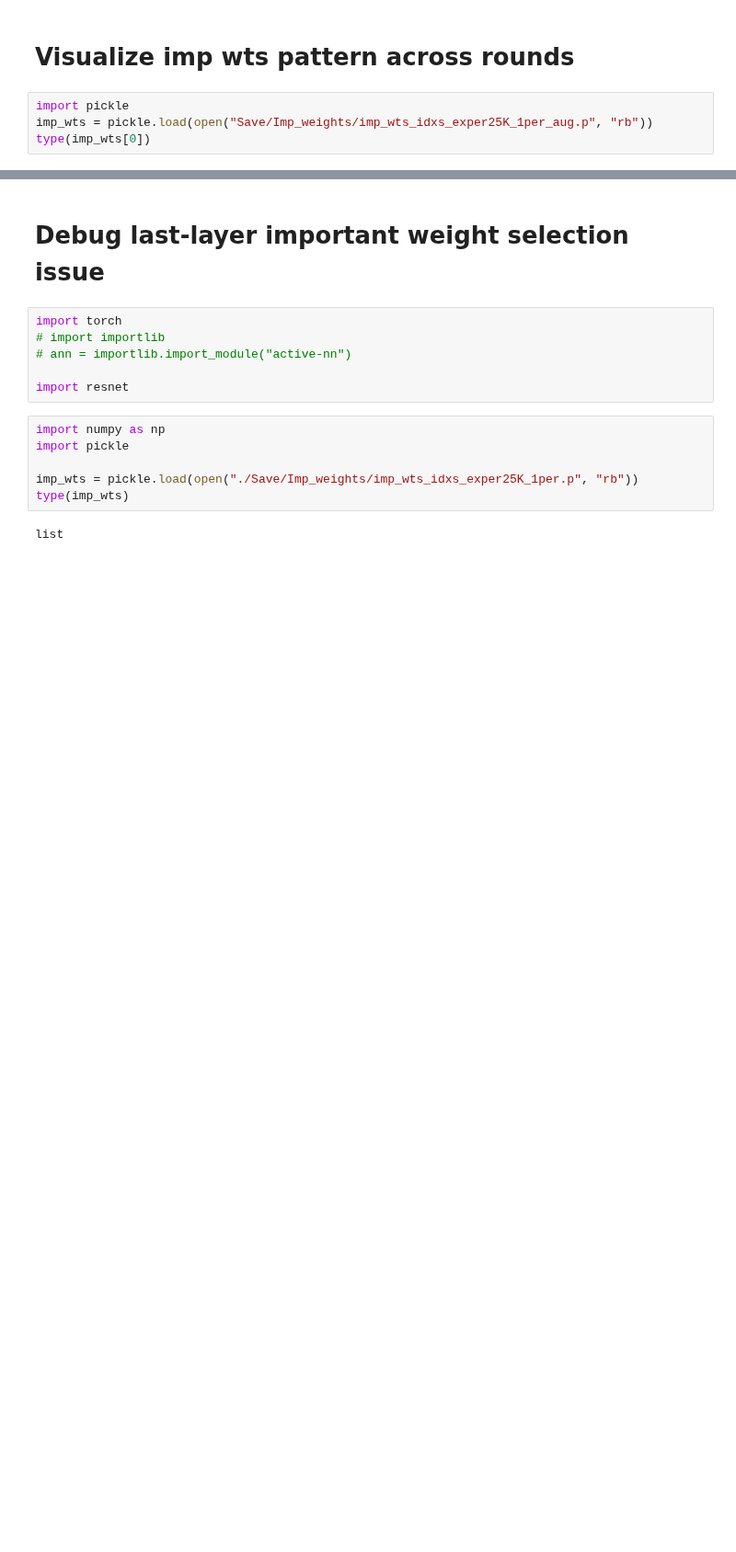
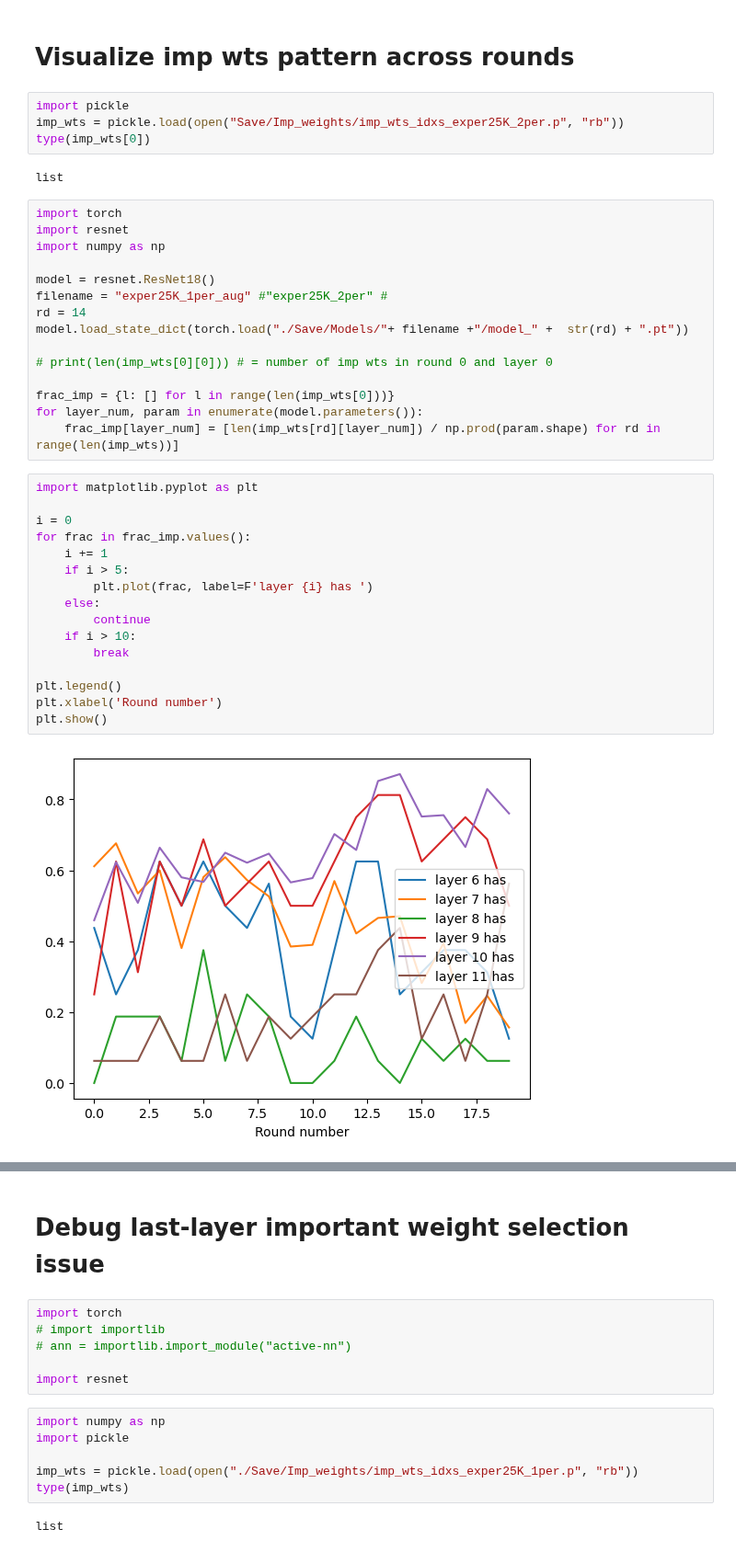
Before and after one commit to sgchr273/FisherMask, a Jupyter notebook: viz.ipynb, the cells around one changed output, grey strips where cells are left out. Shown at 92% size. Drawn from its saved outputs; the diff is of its cells as text; blank space fills up the shorter version.

Commit message:
visualize imp weights and class composition over rounds

```diff
--- a/viz.ipynb
+++ b/viz.ipynb
@@ -2,5 +2,40 @@
 # Visualize imp wts pattern across rounds
 # %%
 import pickle
-imp_wts = pickle.load(open("Save/Imp_weights/imp_wts_idxs_exper25K_1per_aug.p", "rb"))
+imp_wts = pickle.load(open("Save/Imp_weights/imp_wts_idxs_exper25K_2per.p", "rb"))
 type(imp_wts[0])
+# %% [output]
+list
+# %%
+import torch
+import resnet
+import numpy as np
+
+model = resnet.ResNet18()
+filename = "exper25K_1per_aug" #"exper25K_2per" #
+rd = 14
+model.load_state_dict(torch.load("./Save/Models/"+ filename +"/model_" +  str(rd) + ".pt"))
+
+# print(len(imp_wts[0][0])) # = number of imp wts in round 0 and layer 0
+
+frac_imp = {l: [] for l in range(len(imp_wts[0]))}
+for layer_num, param in enumerate(model.parameters()):
+    frac_imp[layer_num] = [len(imp_wts[rd][layer_num]) / np.prod(param.shape) for rd in range(len(imp_wts))]
+# %%
+import matplotlib.pyplot as plt
+
+i = 0
+for frac in frac_imp.values():
+    i += 1
+    if i > 5:
+        plt.plot(frac, label=F'layer {i} has ')
+    else:
+        continue
+    if i > 10:
+        break
+
+plt.legend()
+plt.xlabel('Round number')
+plt.show()
+# %% [output]
+[figure, added]
```
Also changed, not shown: parts of 11 cells of this notebook, 1 other file.
